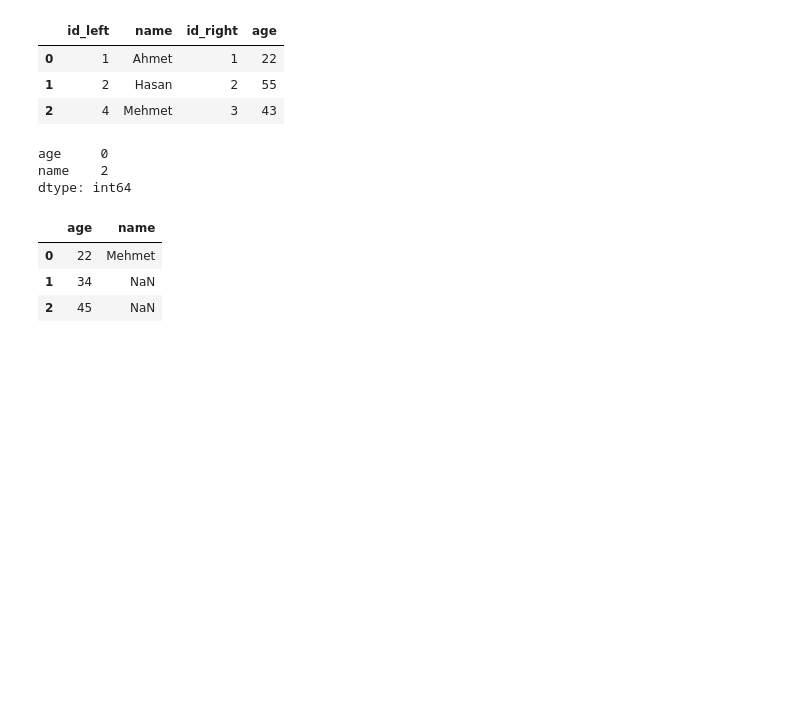
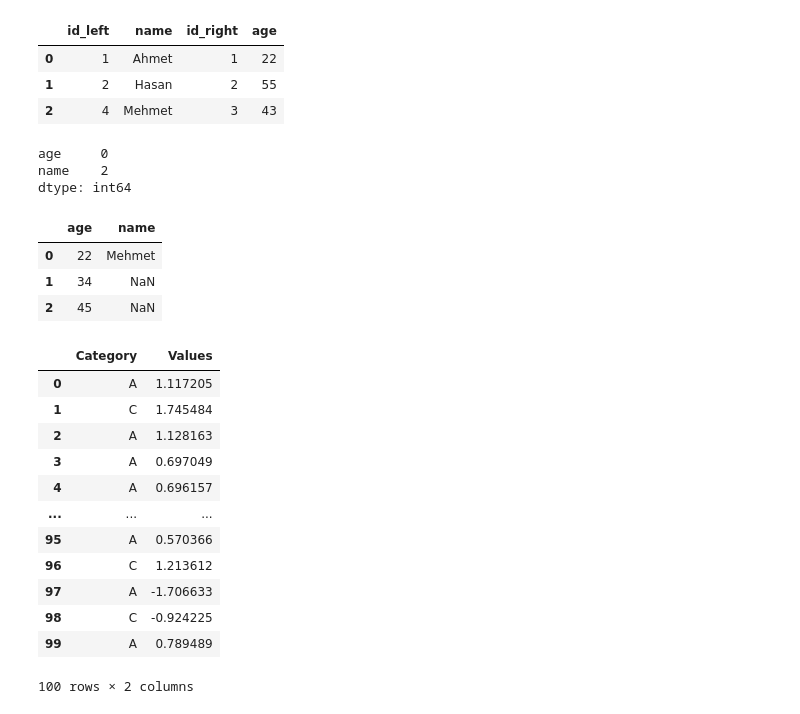
Before and after one commit to muctebakarabey1/Self-Learning-Activities, a Jupyter notebook: sql_and_python/python_interview.ipynb, the cells around one changed output. Drawn from its saved outputs; the diff is of its cells as text; code cells hidden in the pictures; blank space fills up the shorter version.

```diff
--- a/sql_and_python/python_interview.ipynb
+++ b/sql_and_python/python_interview.ipynb
@@ -293,0 +299,16 @@ df.interpolate(method='linear',limit_direction='forward')
+# %%
+df
+# %% [output]
+|  | Category | Values |
+| 0 | A | 1.117205 |
+| 1 | C | 1.745484 |
+| 2 | A | 1.128163 |
+| 3 | A | 0.697049 |
+| 4 | A | 0.696157 |
+| ... | ... | ... |
+| 95 | A | 0.570366 |
+| 96 | C | 1.213612 |
+| 97 | A | -1.706633 |
+| 98 | C | -0.924225 |
+| 99 | A | 0.789489 |
+100 rows × 2 columns
```
Also changed, not shown: parts of 8 cells of this notebook.
